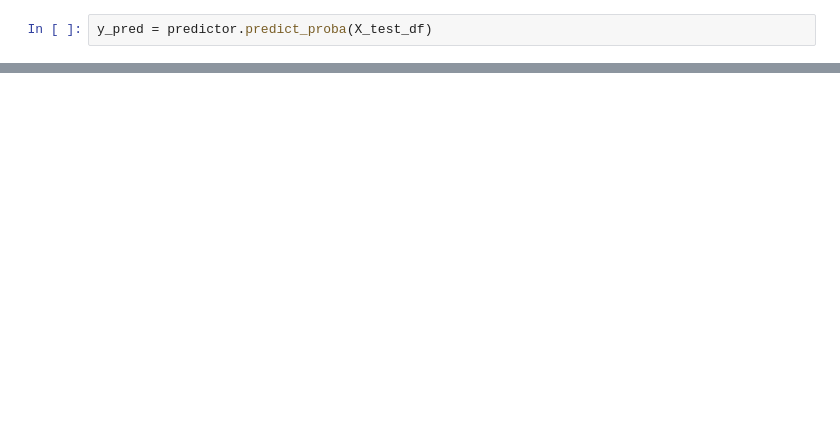
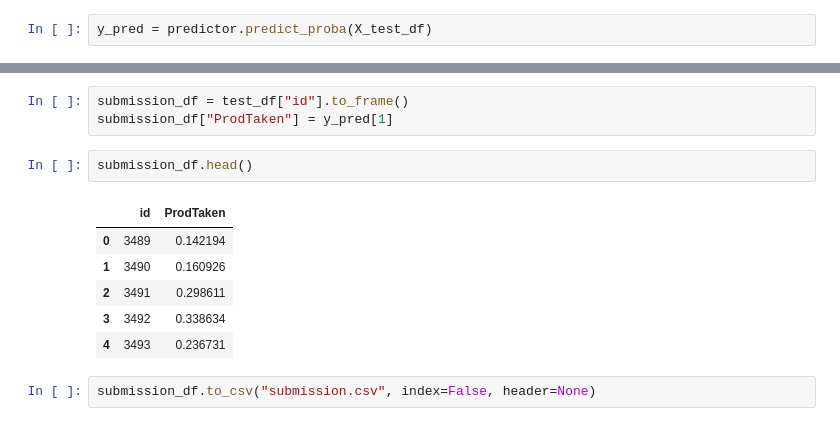
Before and after one commit to Daku-on/signate_cup_2024, a Jupyter notebook: src/00_autogluon.ipynb, the cells around one changed output, grey strips where cells are left out. Cells and saved outputs as stored; diff of their text form; blank space fills up the shorter version.

```diff
--- a/src/00_autogluon.ipynb
+++ b/src/00_autogluon.ipynb
@@ -68,0 +95,14 @@ y_pred = predictor.predict_proba(X_test_df)
+# %%
+submission_df = test_df["id"].to_frame()
+submission_df["ProdTaken"] = y_pred[1]
+# %%
+submission_df.head()
+# %% [output]
+|  | id | ProdTaken |
+| 0 | 3489 | 0.142194 |
+| 1 | 3490 | 0.160926 |
+| 2 | 3491 | 0.298611 |
+| 3 | 3492 | 0.338634 |
+| 4 | 3493 | 0.236731 |
+# %%
+submission_df.to_csv("submission.csv", index=False, header=None)
```
Also changed, not shown: parts of 7 cells of this notebook.
